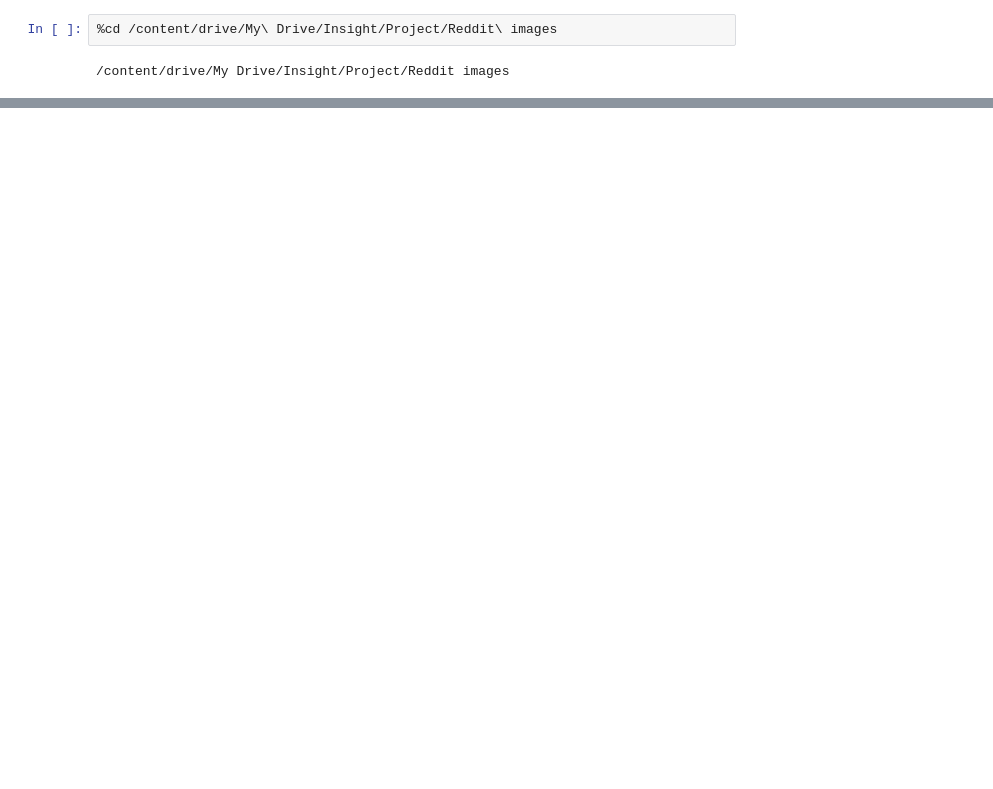
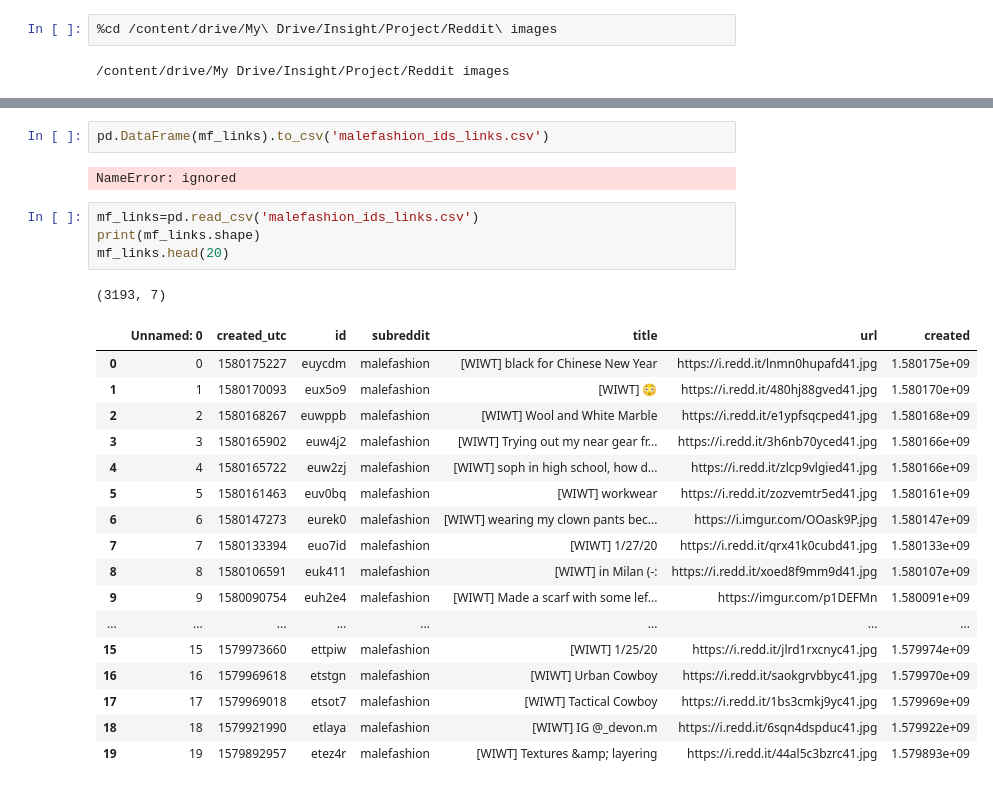
Before and after one commit to jimmyjoy43/Insight_project, a Jupyter notebook: reddit_PSAW_scrapper.ipynb, the cells around one changed output, grey strips where cells are left out. Saved outputs shown, nothing was run; the diff lists cells and outputs as text; blank space fills up the shorter version.

```diff
--- a/reddit_PSAW_scrapper.ipynb
+++ b/reddit_PSAW_scrapper.ipynb
@@ -15,0 +150,27 @@ Mounted at /content/drive
+# %%
+pd.DataFrame(mf_links).to_csv('malefashion_ids_links.csv')
+# %% [output]
+NameError: ignored
+# %%
+mf_links=pd.read_csv('malefashion_ids_links.csv')
+print(mf_links.shape)
+mf_links.head(20)
+# %% [output]
+(3193, 7)
+|  | Unnamed: 0 | created_utc | id | subreddit | title | url | created |
+| 0 | 0 | 1580175227 | euycdm | malefashion | [WIWT] black for Chinese New Year | https://i.redd.it/lnmn0hupafd41.jpg | 1.580175e+09 |
+| 1 | 1 | 1580170093 | eux5o9 | malefashion | [WIWT] 😳 | https://i.redd.it/480hj88gved41.jpg | 1.580170e+09 |
+| 2 | 2 | 1580168267 | euwppb | malefashion | [WIWT] Wool and White Marble | https://i.redd.it/e1ypfsqcped41.jpg | 1.580168e+09 |
+| 3 | 3 | 1580165902 | euw4j2 | malefashion | [WIWT] Trying out my near gear fr... | https://i.redd.it/3h6nb70yced41.jpg | 1.580166e+09 |
+| 4 | 4 | 1580165722 | euw2zj | malefashion | [WIWT] soph in high school, how d... | https://i.redd.it/zlcp9vlgied41.jpg | 1.580166e+09 |
+| 5 | 5 | 1580161463 | euv0bq | malefashion | [WIWT] workwear | https://i.redd.it/zozvemtr5ed41.jpg | 1.580161e+09 |
+| 6 | 6 | 1580147273 | eurek0 | malefashion | [WIWT] wearing my clown pants bec... | https://i.imgur.com/OOask9P.jpg | 1.580147e+09 |
+| 7 | 7 | 1580133394 | euo7id | malefashion | [WIWT] 1/27/20 | https://i.redd.it/qrx41k0cubd41.jpg | 1.580133e+09 |
+| 8 | 8 | 1580106591 | euk411 | malefashion | [WIWT] in Milan (-: | https://i.redd.it/xoed8f9mm9d41.jpg | 1.580107e+09 |
+| 9 | 9 | 1580090754 | euh2e4 | malefashion | [WIWT] Made a scarf with some lef... | https://imgur.com/p1DEFMn | 1.580091e+09 |
+| ... | ... | ... | ... | ... | ... | ... | ... |
+| 15 | 15 | 1579973660 | ettpiw | malefashion | [WIWT] 1/25/20 | https://i.redd.it/jlrd1rxcnyc41.jpg | 1.579974e+09 |
+| 16 | 16 | 1579969618 | etstgn | malefashion | [WIWT] Urban Cowboy | https://i.redd.it/saokgrvbbyc41.jpg | 1.579970e+09 |
+| 17 | 17 | 1579969018 | etsot7 | malefashion | [WIWT] Tactical Cowboy | https://i.redd.it/1bs3cmkj9yc41.jpg | 1.579969e+09 |
+| 18 | 18 | 1579921990 | etlaya | malefashion | [WIWT] IG @_devon.m | https://i.redd.it/6sqn4dspduc41.jpg | 1.579922e+09 |
+| 19 | 19 | 1579892957 | etez4r | malefashion | [WIWT] Textures &amp; layering | https://i.redd.it/44al5c3bzrc41.jpg | 1.579893e+09 |
```
Also changed, not shown: parts of 12 cells of this notebook.
